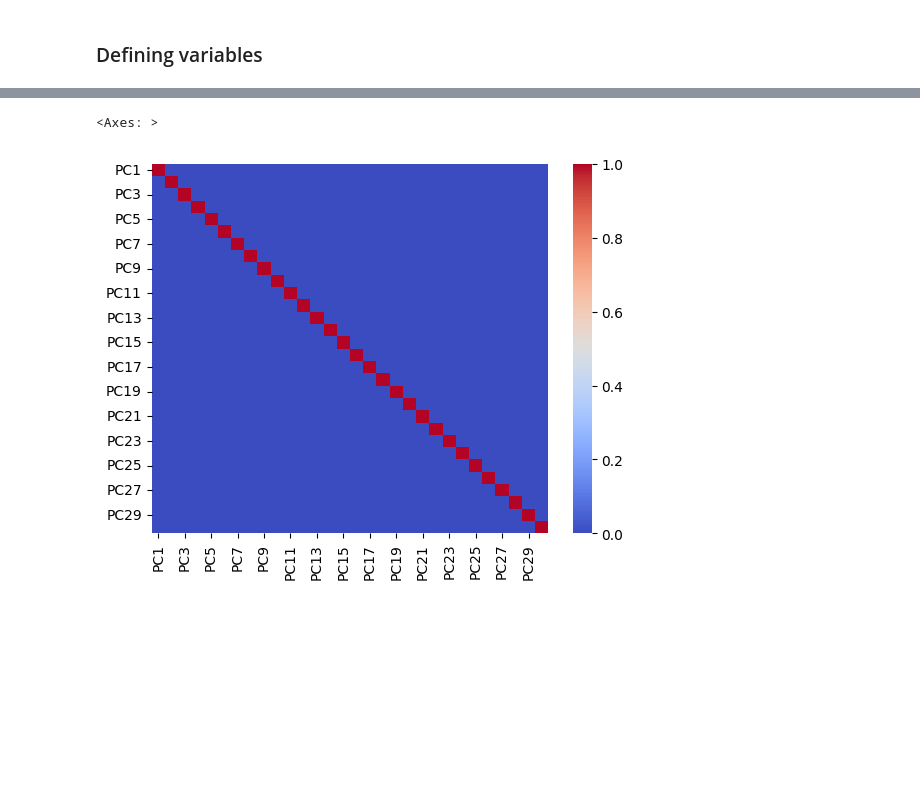
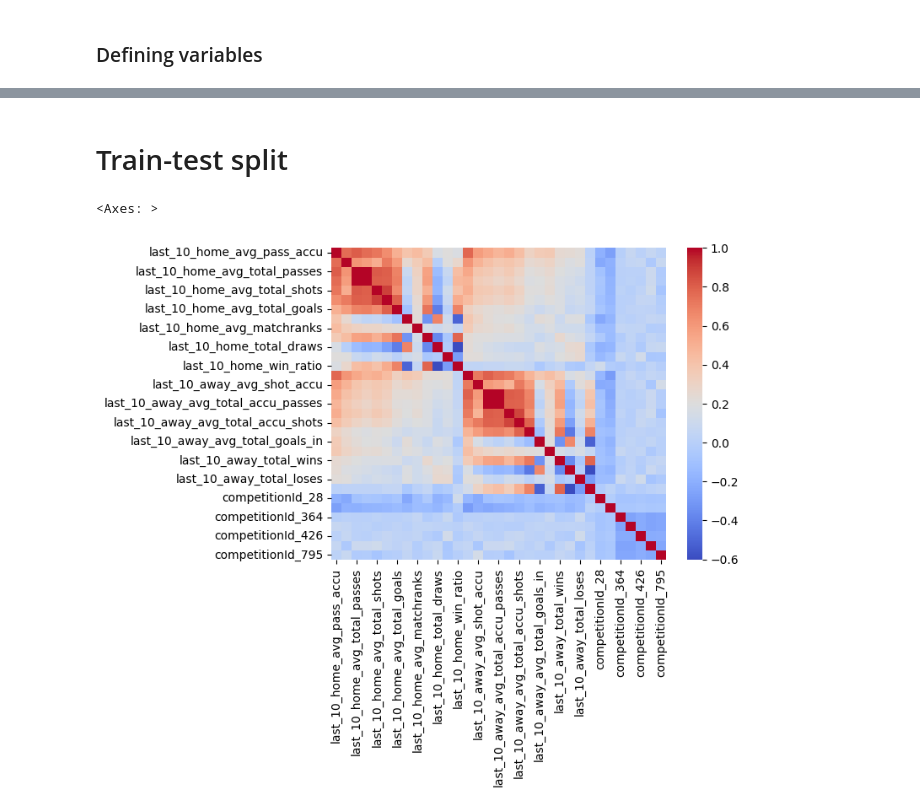
Before and after one commit to jotanavarrete/goalguru, a Jupyter notebook: notebooks/juan/soccer_model_training.ipynb, the cells around one changed output, grey strips where cells are left out. Cells and saved outputs as stored; diff of their text form; code cells hidden in the pictures; blank space fills up the shorter version.

```diff
--- a/notebooks/juan/soccer_model_training.ipynb
+++ b/notebooks/juan/soccer_model_training.ipynb
@@ -8,6 +8,6 @@ pd.set_option('display.max_columns', None)
 # %%
 data_path = os.path.join(os.path.expanduser('~'), "code", "jotanavarrete","goalguru", "data", "processed_data")
 matches_cleaned = pd.read_csv(os.path.join(data_path, 'soccer_match', 'soccer_match-matches_processed.csv'))
-#X_processed =  pd.read_csv('data/processed_data/soccer_match/soccer_match-X_processed.csv')
+X_processed =  pd.read_csv(os.path.join(data_path, 'soccer_match', 'soccer_match-X_processed.csv'))
 y_processed = pd.read_csv(os.path.join(data_path, 'soccer_match', 'soccer_match-y_processed.csv'))
 # %%
@@ -243,4 +109,10 @@ homeWins
 Name: count, dtype: int64
 # %%
-X = matches_cleaned[features]
+X0 = X_processed.copy()
+X0 = pd.concat([matches_cleaned['competitionId'], X_processed], axis = 1)
+# %%
+encoder = OneHotEncoder()
+encoded_data = encoder.fit_transform(X0[['competitionId']])
+X_encoded = pd.DataFrame(encoded_data.toarray(), columns = encoder.get_feature_names_out(['competitionId']))
+X0 = pd.concat([X0,X_encoded], axis = 1).dropna().drop(columns = ['competitionId'])
 # %%
@@ -274,0 +165,3 @@ sns.heatmap(pd.DataFrame(X).corr(), cmap='coolwarm')
+# %%
+X = X0.copy()
+#X = X0.drop(columns = cols_to_drop).copy()
@@ -275 +177,3 @@ sns.heatmap(pd.DataFrame(X).corr(), cmap='coolwarm')
+# %% [markdown]
+# Train-test split
 # %%
@@ -288,7 +195,7 @@ reduced_x_test = pd.DataFrame(data = pca.transform(X_test), columns = cols)
 #reduced_x_train = pd.DataFrame(scaler.fit_transform(reduced_x_train))
 #reduced_x_test = pd.DataFrame(scaler.transform(reduced_x_test))
 # %%
-sns.heatmap(pd.DataFrame(reduced_x_train).corr(), cmap='coolwarm')
+sns.heatmap(pd.DataFrame(X_train).corr(), cmap='coolwarm')
 # %% [output]
 <Axes: >
-[figure, old version]
+[figure, new version]
```
Also changed, not shown: parts of 57 cells of this notebook, 4 other files.
